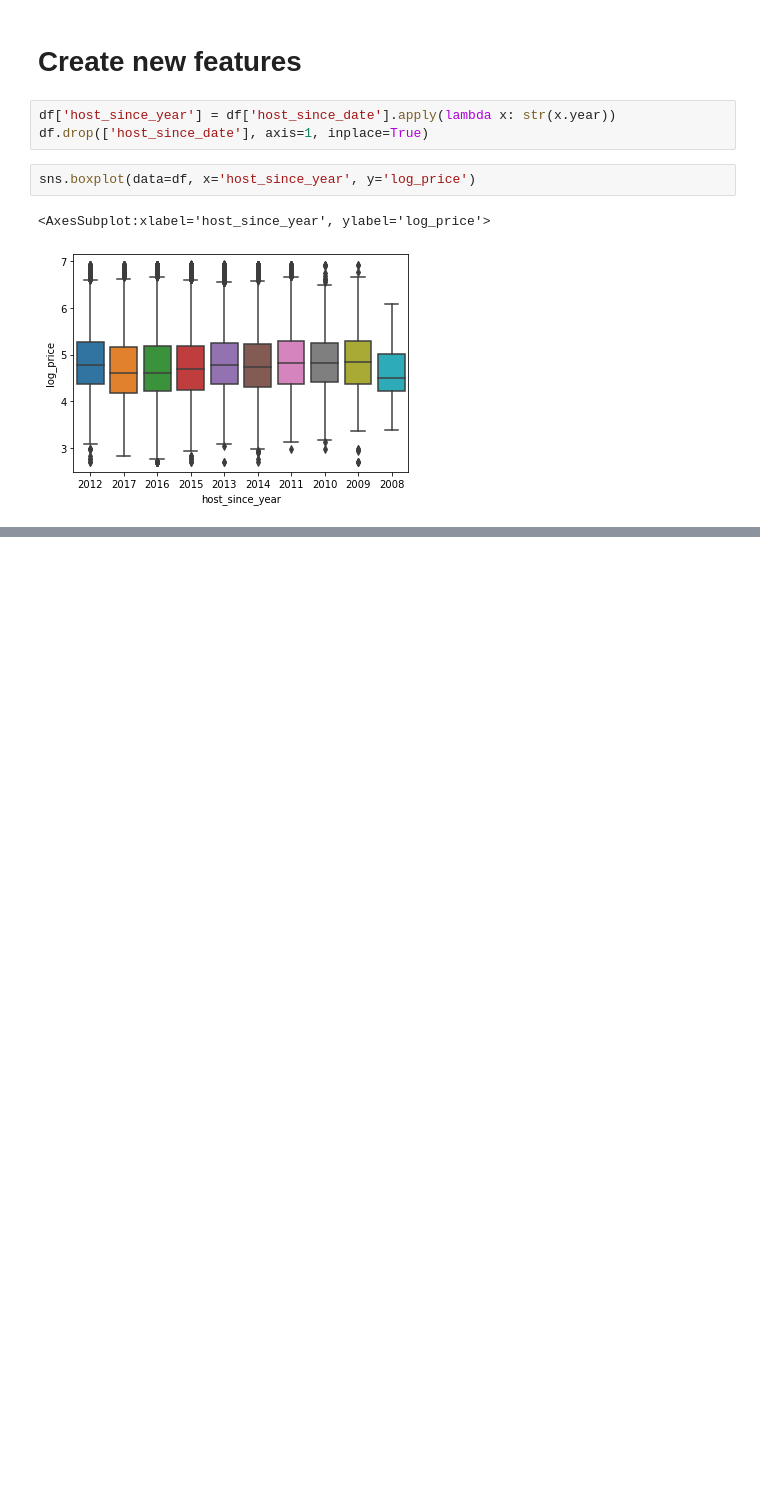
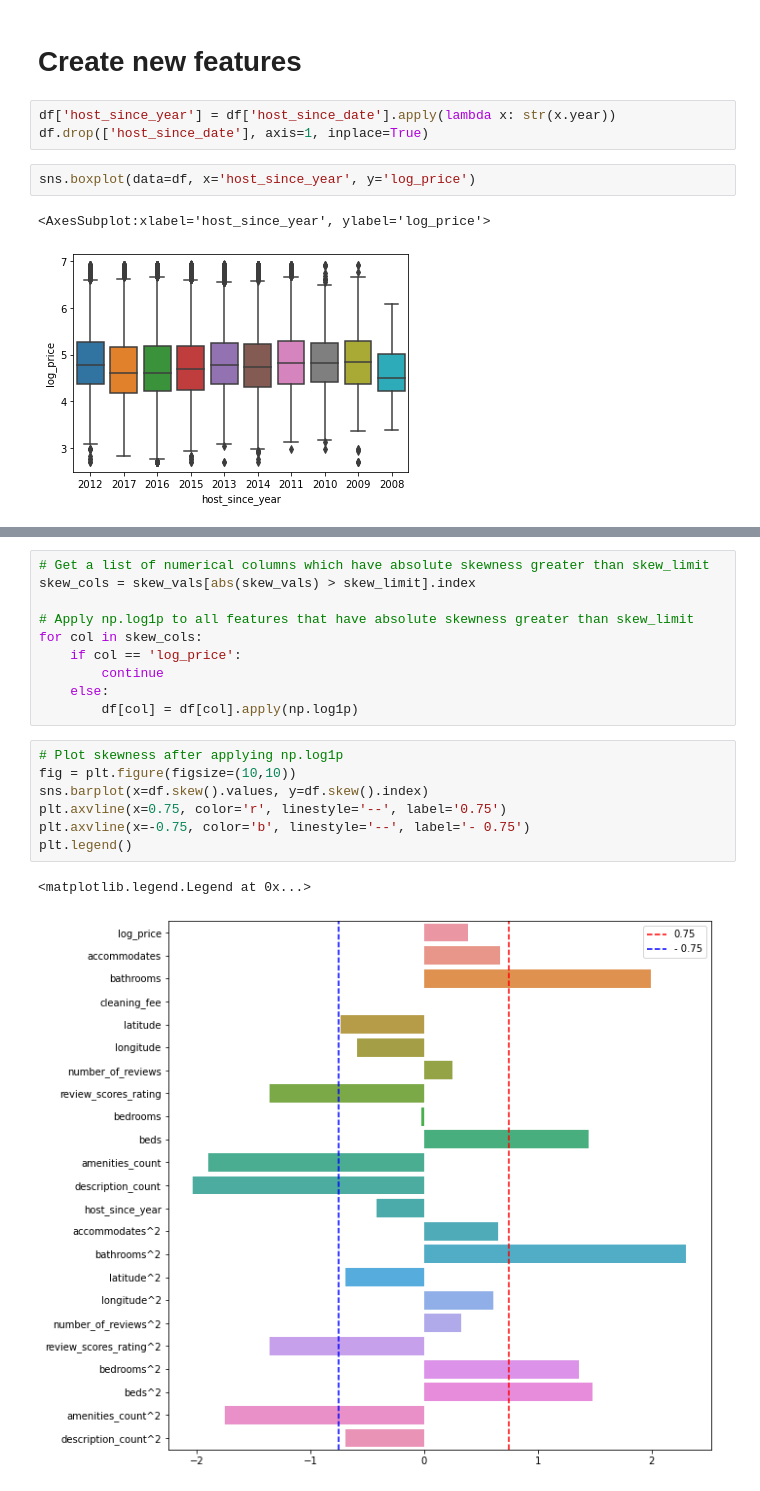
Before and after one commit to phantommarheaven7621/AirBnB-price-prediction, a Jupyter notebook: AirBnb_Price _Prediction.ipynb, the cells around one changed output, grey strips where cells are left out. Drawn from its saved outputs; the diff is of its cells as text; blank space fills up the shorter version.

```diff
--- a/AirBnb_Price _Prediction.ipynb
+++ b/AirBnb_Price _Prediction.ipynb
@@ -476,0 +490,20 @@ for col in num_cols:
+# %%
+# Get a list of numerical columns which have absolute skewness greater than skew_limit
+skew_cols = skew_vals[abs(skew_vals) > skew_limit].index
+
+# Apply np.log1p to all features that have absolute skewness greater than skew_limit
+for col in skew_cols:
+    if col == 'log_price':
+        continue
+    else:
+        df[col] = df[col].apply(np.log1p)
+# %%
+# Plot skewness after applying np.log1p
+fig = plt.figure(figsize=(10,10))
+sns.barplot(x=df.skew().values, y=df.skew().index)
+plt.axvline(x=0.75, color='r', linestyle='--', label='0.75')
+plt.axvline(x=-0.75, color='b', linestyle='--', label='- 0.75')
+plt.legend()
+# %% [output]
+<matplotlib.legend.Legend at 0x...>
+[figure, added]
```
Also changed, not shown: parts of 22 cells of this notebook.
